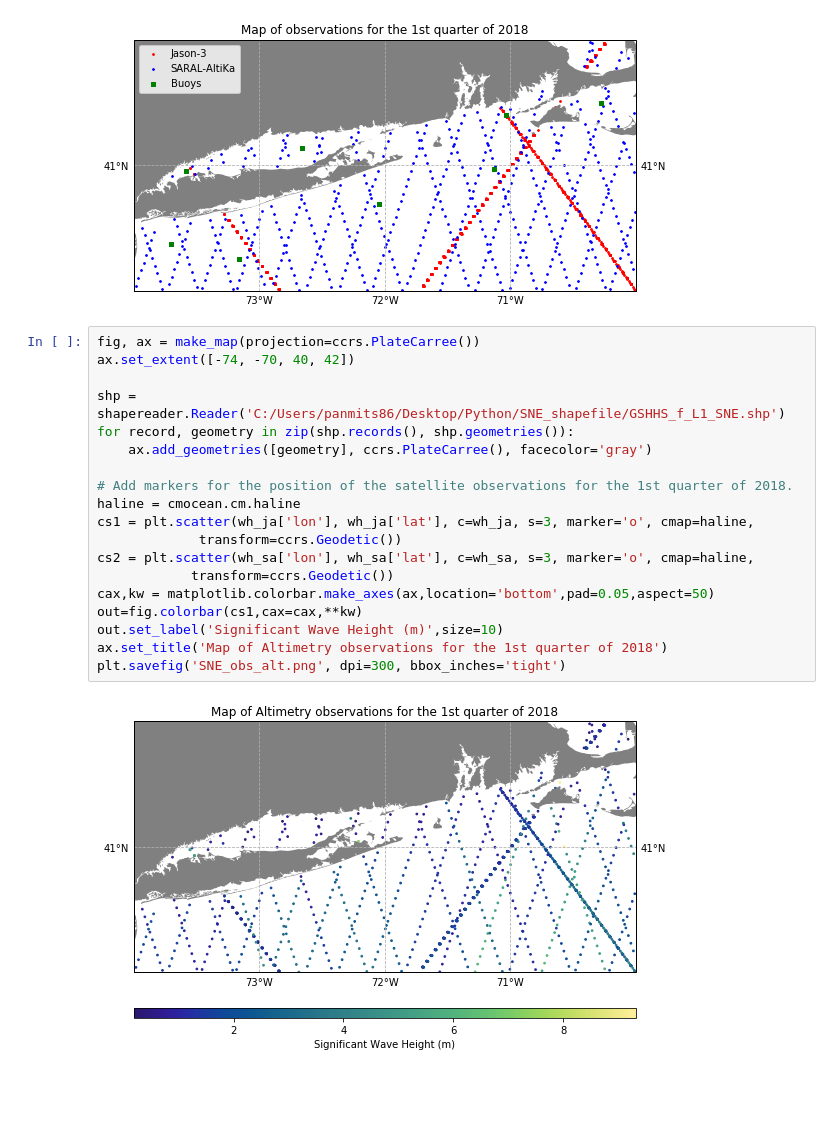
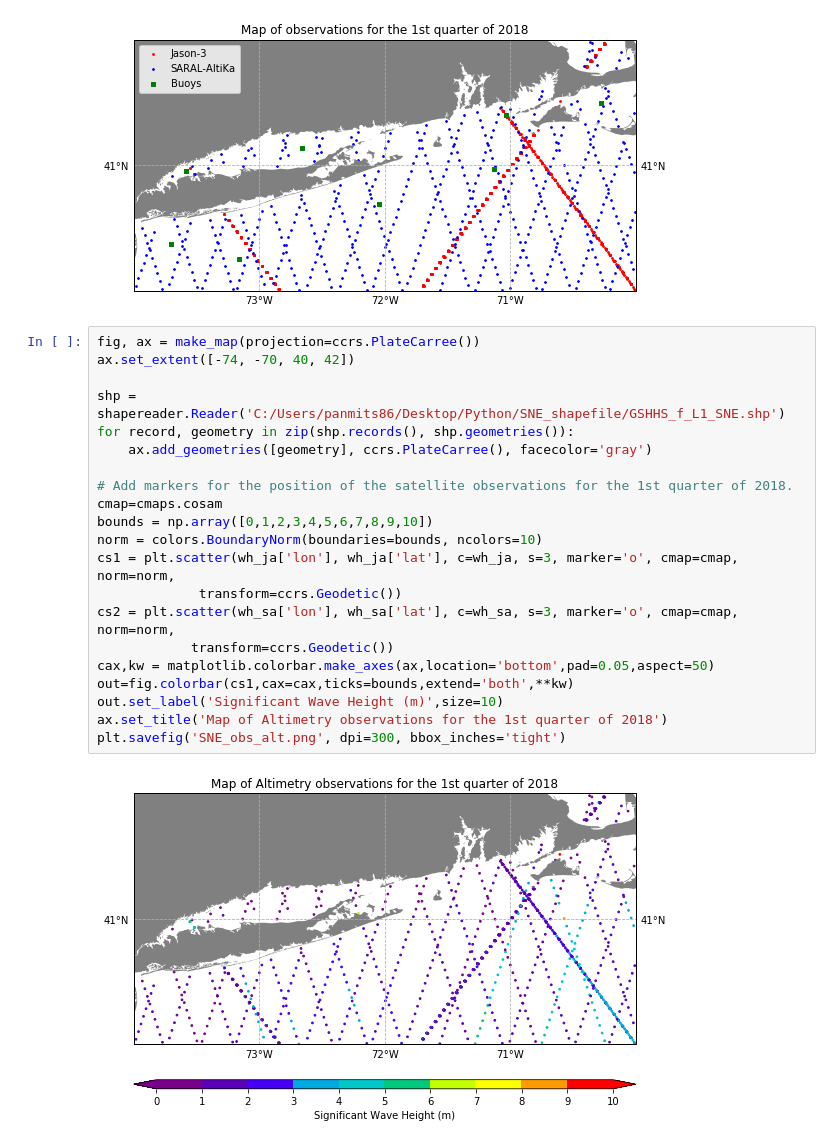
Before and after one commit to panmits86-zz/masters_thesis, a Jupyter notebook: SNE_obs.ipynb, the cells around one changed output. Cells and saved outputs as stored; diff of their text form; blank space fills up the shorter version.

```diff
--- a/SNE_obs.ipynb
+++ b/SNE_obs.ipynb
@@ -131,21 +133,23 @@ plt.savefig('SNE_obs.png', dpi=300, bbox_inches='tight')
 # %%
 fig, ax = make_map(projection=ccrs.PlateCarree())
 ax.set_extent([-74, -70, 40, 42])
 
 shp = shapereader.Reader('C:/Users/panmits86/Desktop/Python/SNE_shapefile/GSHHS_f_L1_SNE.shp')
 for record, geometry in zip(shp.records(), shp.geometries()):
     ax.add_geometries([geometry], ccrs.PlateCarree(), facecolor='gray')
 
 # Add markers for the position of the satellite observations for the 1st quarter of 2018.
-haline = cmocean.cm.haline
-cs1 = plt.scatter(wh_ja['lon'], wh_ja['lat'], c=wh_ja, s=3, marker='o', cmap=haline,
+cmap=cmaps.cosam
+bounds = np.array([0,1,2,3,4,5,6,7,8,9,10])
+norm = colors.BoundaryNorm(boundaries=bounds, ncolors=10)
+cs1 = plt.scatter(wh_ja['lon'], wh_ja['lat'], c=wh_ja, s=3, marker='o', cmap=cmap, norm=norm,
              transform=ccrs.Geodetic())
-cs2 = plt.scatter(wh_sa['lon'], wh_sa['lat'], c=wh_sa, s=3, marker='o', cmap=haline,
+cs2 = plt.scatter(wh_sa['lon'], wh_sa['lat'], c=wh_sa, s=3, marker='o', cmap=cmap, norm=norm,
             transform=ccrs.Geodetic())
 cax,kw = matplotlib.colorbar.make_axes(ax,location='bottom',pad=0.05,aspect=50)
-out=fig.colorbar(cs1,cax=cax,**kw)
+out=fig.colorbar(cs1,cax=cax,ticks=bounds,extend='both',**kw)
 out.set_label('Significant Wave Height (m)',size=10)
 ax.set_title('Map of Altimetry observations for the 1st quarter of 2018')
 plt.savefig('SNE_obs_alt.png', dpi=300, bbox_inches='tight')
 # %% [output]
-[figure, old version]
+[figure, new version]
```
Also changed, not shown: parts of 1 cell of this notebook, 1 other file.
